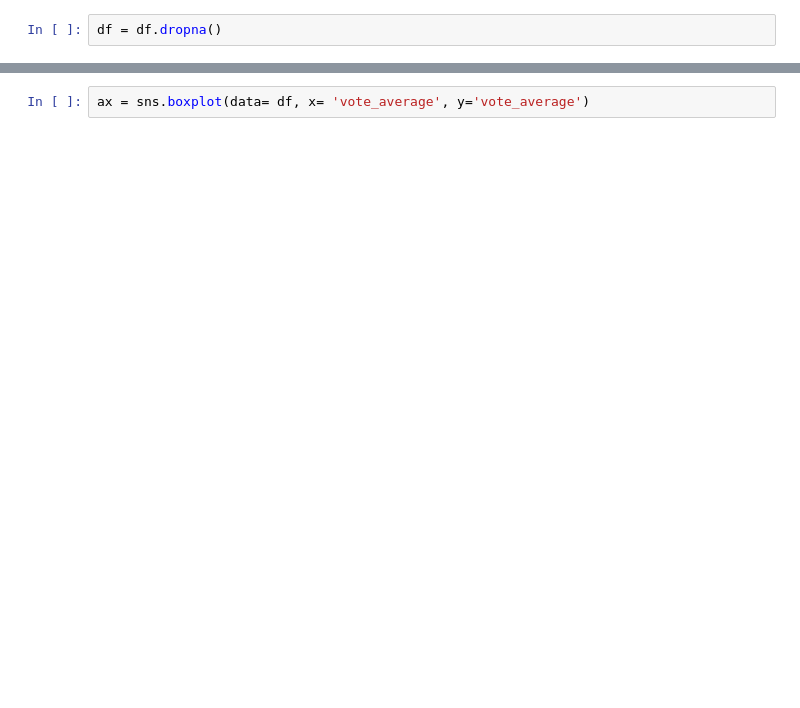
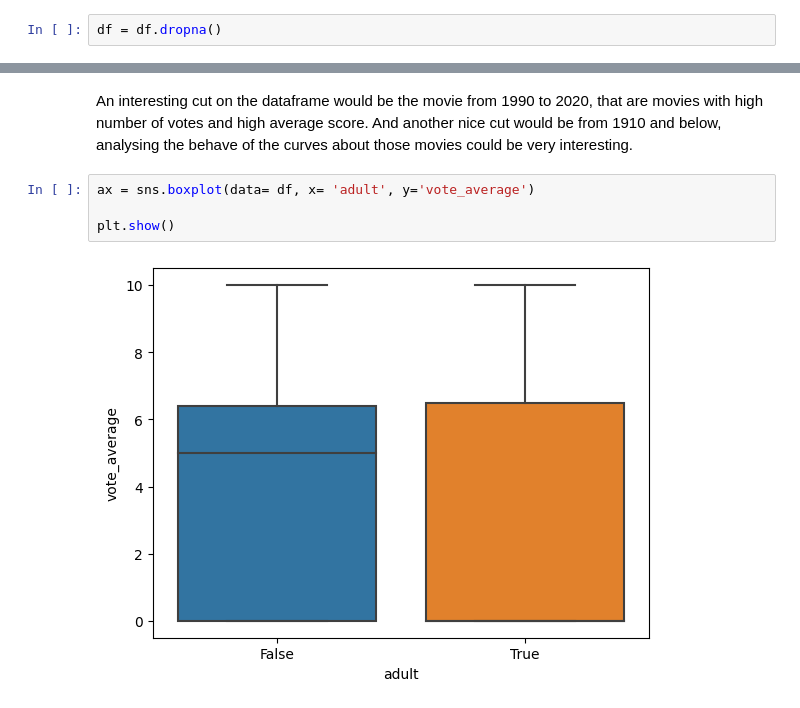
Before and after one commit to gustavocmiranda/DS_Projects, a Jupyter notebook: 04 - TMDB Analysis/tmdb.ipynb, the cells around one changed output, grey strips where cells are left out. Cells and saved outputs as stored; diff of their text form; blank space fills up the shorter version.

```diff
--- a/04 - TMDB Analysis/tmdb.ipynb
+++ b/04 - TMDB Analysis/tmdb.ipynb
@@ -50,2 +78,8 @@ Name: runtime, dtype: float64
+# %% [markdown]
+An interesting cut on the dataframe would be the movie from 1990 to 2020, that are movies with high number of votes and high average score. And another nice cut would be from 1910 and below, analysing the behave of the curves about those movies could be very interesting.
 # %%
-ax = sns.boxplot(data= df, x= 'vote_average', y='vote_average')
+ax = sns.boxplot(data= df, x= 'adult', y='vote_average')
+
+plt.show()
+# %% [output]
+[figure, added]
```
Also changed, not shown: parts of 14 cells of this notebook.
